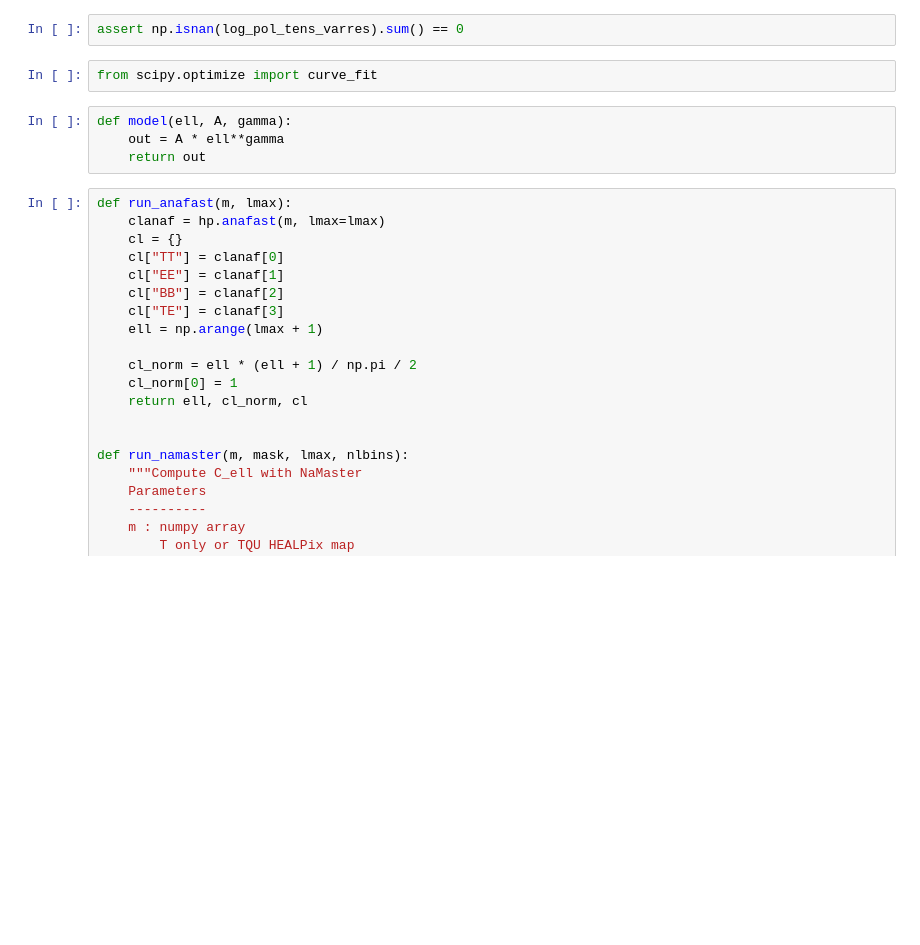
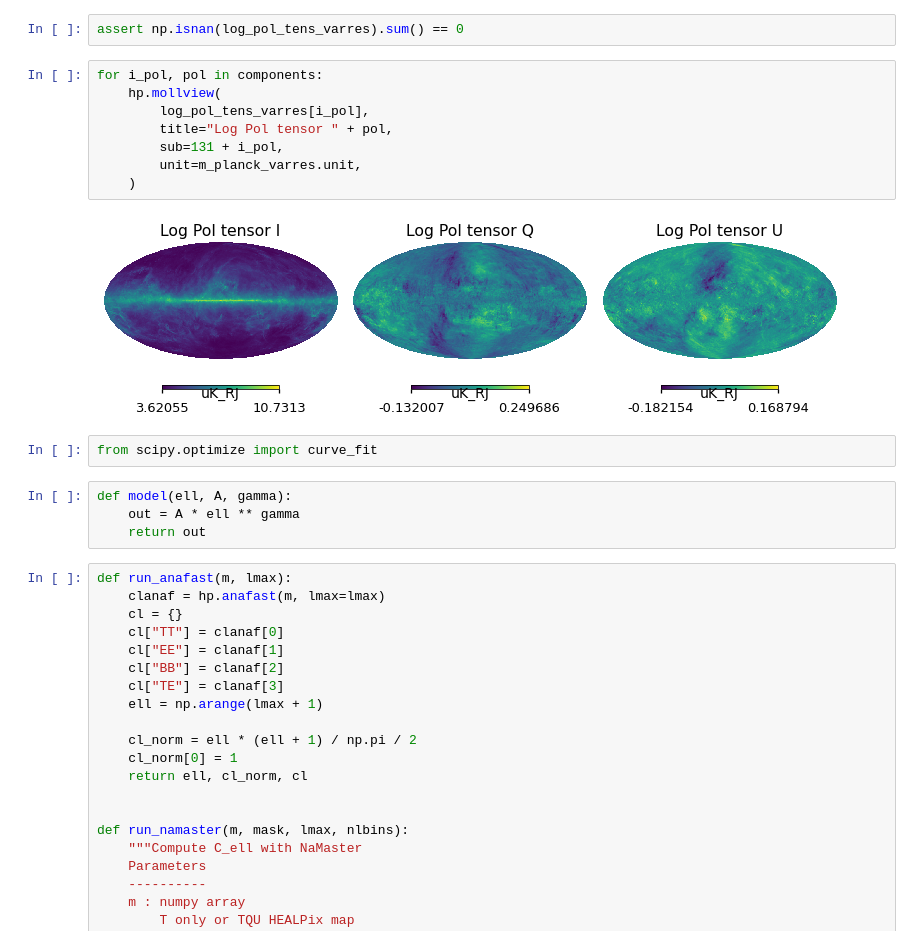
Before and after one commit to galsci/pysm, a Jupyter notebook: docs/preprocess-templates/small_scale_dust_pysm3_generate_artifacts.ipynb, the cells around one changed output. Saved outputs shown, nothing was run; the diff lists cells and outputs as text; blank space fills up the shorter version.

```diff
--- a/docs/preprocess-templates/small_scale_dust_pysm3_generate_artifacts.ipynb
+++ b/docs/preprocess-templates/small_scale_dust_pysm3_generate_artifacts.ipynb
@@ -181,11 +179,21 @@ for i in range(3):
 Set all the NaNs to the map median value
 # %%
 assert np.isnan(log_pol_tens_varres).sum() == 0
+# %%
+for i_pol, pol in components:
+    hp.mollview(
+        log_pol_tens_varres[i_pol],
+        title="Log Pol tensor " + pol,
+        sub=131 + i_pol,
+        unit=m_planck_varres.unit,
+    )
+# %% [output]
+[figure, added]
 # %%
 from scipy.optimize import curve_fit
 # %%
 def model(ell, A, gamma):
-    out = A * ell**gamma
+    out = A * ell ** gamma
     return out
 # %%
 def run_anafast(m, lmax):
```
Also changed, not shown: parts of 52 cells of this notebook.
